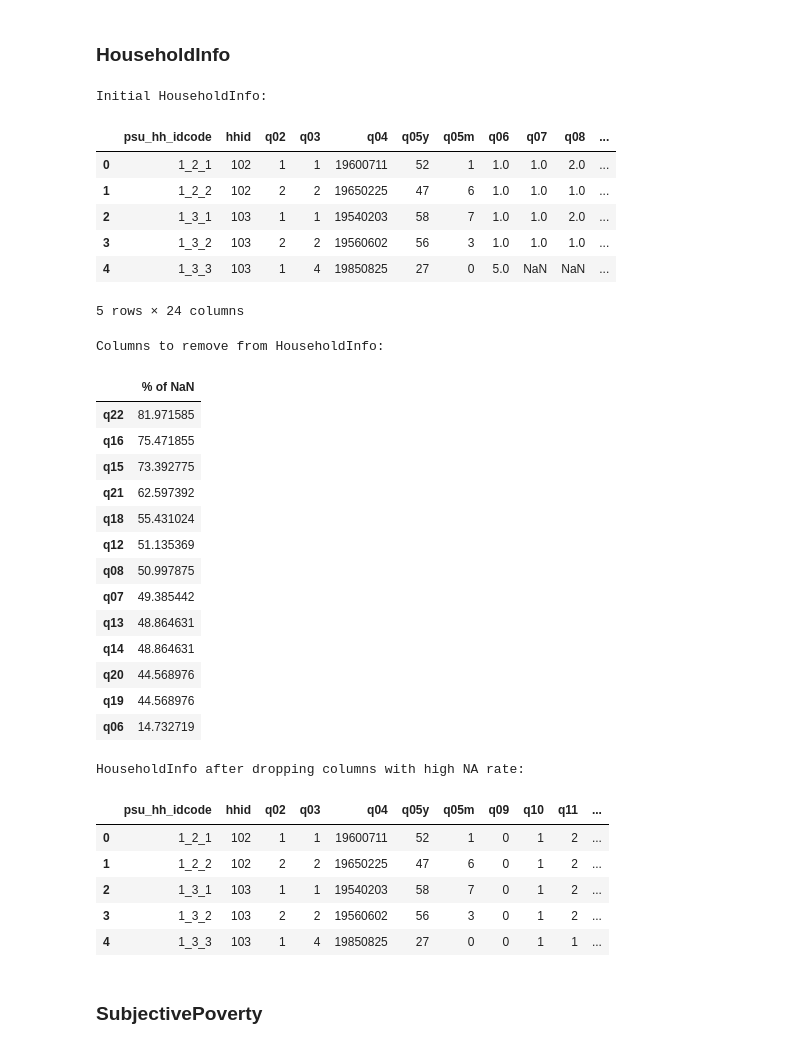
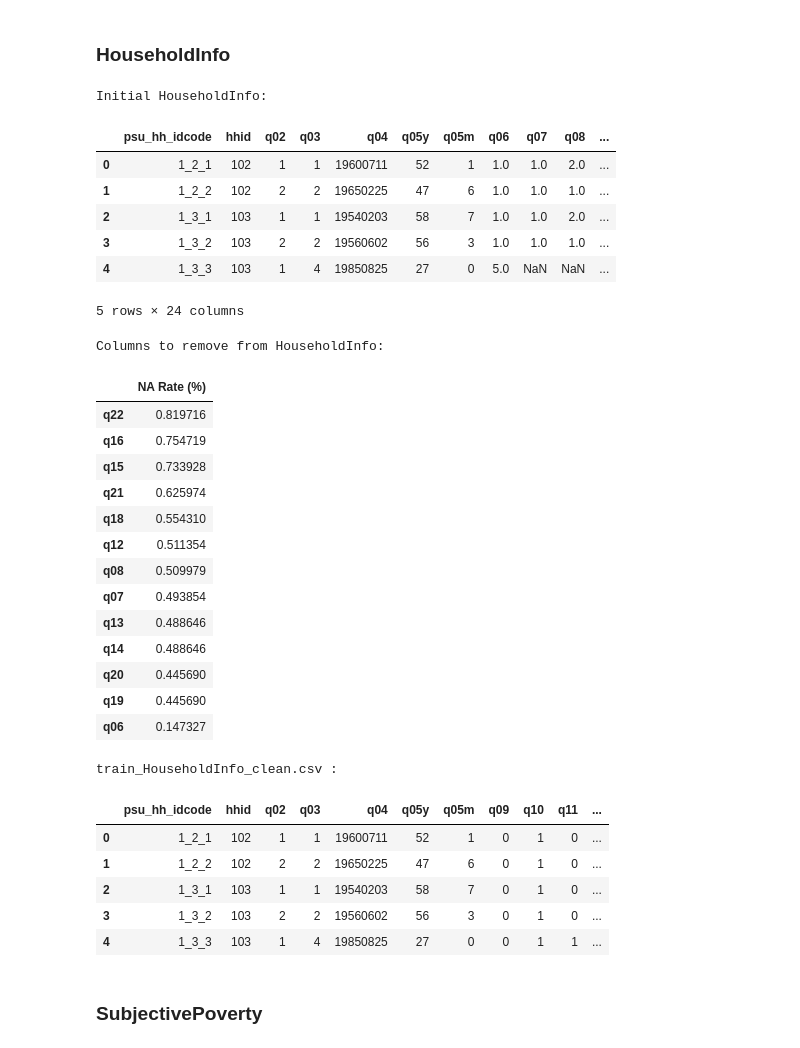
Before and after one commit to eugenesimm/Kaggle_poverty_rate, a Jupyter notebook: 1-preprocessing/clean_data.ipynb, the cells around one changed output. Drawn from its saved outputs; the diff is of its cells as text; code cells hidden in the pictures.

Commit message:
data preprocessing

```diff
--- a/1-preprocessing/clean_data.ipynb
+++ b/1-preprocessing/clean_data.ipynb
@@ -55,56 +71,77 @@ for column in Education.columns:
 # %%
 HouseholdInfo = pd.read_csv(os.path.join(RAW_DATA_DIR, "train_HouseholdInfo.csv"))
 HouseholdInfo['psu_hh_idcode'] = HouseholdInfo['psu'].astype(str) + '_' + HouseholdInfo['hh'].astype(str) + '_' + HouseholdInfo['idcode'].astype(str)
 HouseholdInfo = HouseholdInfo[['psu_hh_idcode'] + [col for col in HouseholdInfo.columns if col != 'psu_hh_idcode']]
 HouseholdInfo.drop(columns=['psu', 'idcode', 'hh'], inplace=True)
 print("Initial HouseholdInfo:")
 display(HouseholdInfo.head())
 
 # Non-response rate
-house_na_count = HouseholdInfo.isna().sum()
-house_nrow = len(HouseholdInfo)
-house_na_percentage = HouseholdInfo_na_count / HouseholdInfo_nrow * 100
-house_na_percentage = house_na_percentage.sort_values(ascending=False)
-house_cols_to_drop = house_na_percentage[house_na_percentage > 0.9]
+na_counts = HouseholdInfo.isna().sum()
+nrow = len(HouseholdInfo)
+na_rate = na_counts / nrow
+na_rate = na_rate.sort_values(ascending=False)
+cols_to_drop = na_rate[na_rate > 0.1] # threshold = 10%
 print("Columns to remove from HouseholdInfo:")
-display(house_cols_to_drop.to_frame(name="% of NaN"))
-HouseholdInfo.drop(columns=house_cols_to_drop.index, inplace=True)
+display(cols_to_drop.to_frame(name="NA Rate (%)"))
+
 # Remove these columns
+HouseholdInfo.drop(columns=cols_to_drop.index, inplace=True)
 
-print("HouseholdInfo after dropping columns with high NA rate:")
-display(HouseholdInfo.head())
+#print("HouseholdInfo after dropping columns with high NA rate:")
+# display(HouseholdInfo.head())
 
 # Filter out columns with high auto-correlations
+
+# Map binary responses to 1 (yes) or 0 (no)
+HouseholdInfo['q10'] = HouseholdInfo['q10'].map({1: 'Yes', 2: 'No'})
+HouseholdInfo['q10'] = HouseholdInfo['q10'].map({'Yes': 1, 'No': 0})
+
+HouseholdInfo['q11'] = HouseholdInfo['q11'].map({1: 'Yes', 2: 'No'})
+HouseholdInfo['q11'] = HouseholdInfo['q11'].map({'Yes': 1, 'No': 0})
+
+# HouseholdInfo['q14'] = HouseholdInfo['q14'].map({1: 'Yes', 2: 'No'})
+# HouseholdInfo['q14'] = HouseholdInfo['q14'].map({'Yes': 1, 'No': 0})
+
+HouseholdInfo['q17'] = HouseholdInfo['q17'].map({1: 'Yes', 2: 'No'})
+HouseholdInfo['q17'] = HouseholdInfo['q17'].map({'Yes': 1, 'No': 0})
+
+# HouseholdInfo['q20'] = HouseholdInfo['q20'].map({1: 'Yes', 2: 'No'})
+# HouseholdInfo['q20'] = HouseholdInfo['q20'].map({'Yes': 1, 'No': 0})
+
+print("train_HouseholdInfo_clean.csv :")
+display(HouseholdInfo.head())
+HouseholdInfo.to_csv(os.path.join(CLEAN_DATA_DIR, "train_HouseholdInfo_clean.csv"))
 # %% [output]
 Initial HouseholdInfo:
 |  | psu_hh_idcode | hhid | q02 | q03 | q04 | q05y | q05m | q06 | q07 | q08 | ... |
 | 0 | 1_2_1 | 102 | 1 | 1 | 19600711 | 52 | 1 | 1.0 | 1.0 | 2.0 | ... |
 | 1 | 1_2_2 | 102 | 2 | 2 | 19650225 | 47 | 6 | 1.0 | 1.0 | 1.0 | ... |
 | 2 | 1_3_1 | 103 | 1 | 1 | 19540203 | 58 | 7 | 1.0 | 1.0 | 2.0 | ... |
 | 3 | 1_3_2 | 103 | 2 | 2 | 19560602 | 56 | 3 | 1.0 | 1.0 | 1.0 | ... |
 | 4 | 1_3_3 | 103 | 1 | 4 | 19850825 | 27 | 0 | 5.0 | NaN | NaN | ... |
 5 rows × 24 columns
 Columns to remove from HouseholdInfo:
-|  | % of NaN |
-| q22 | 81.971585 |
-| q16 | 75.471855 |
-| q15 | 73.392775 |
-| q21 | 62.597392 |
-| q18 | 55.431024 |
-| q12 | 51.135369 |
-| q08 | 50.997875 |
-| q07 | 49.385442 |
-| q13 | 48.864631 |
-| q14 | 48.864631 |
-| q20 | 44.568976 |
-| q19 | 44.568976 |
-| q06 | 14.732719 |
+|  | NA Rate (%) |
+| q22 | 0.819716 |
+| q16 | 0.754719 |
+| q15 | 0.733928 |
+| q21 | 0.625974 |
+| q18 | 0.554310 |
+| q12 | 0.511354 |
+| q08 | 0.509979 |
+| q07 | 0.493854 |
+| q13 | 0.488646 |
+| q14 | 0.488646 |
+| q20 | 0.445690 |
+| q19 | 0.445690 |
+| q06 | 0.147327 |
-HouseholdInfo after dropping columns with high NA rate:
+train_HouseholdInfo_clean.csv :
 |  | psu_hh_idcode | hhid | q02 | q03 | q04 | q05y | q05m | q09 | q10 | q11 | ... |
-| 0 | 1_2_1 | 102 | 1 | 1 | 19600711 | 52 | 1 | 0 | 1 | 2 | ... |
-| 1 | 1_2_2 | 102 | 2 | 2 | 19650225 | 47 | 6 | 0 | 1 | 2 | ... |
-| 2 | 1_3_1 | 103 | 1 | 1 | 19540203 | 58 | 7 | 0 | 1 | 2 | ... |
-| 3 | 1_3_2 | 103 | 2 | 2 | 19560602 | 56 | 3 | 0 | 1 | 2 | ... |
+| 0 | 1_2_1 | 102 | 1 | 1 | 19600711 | 52 | 1 | 0 | 1 | 0 | ... |
+| 1 | 1_2_2 | 102 | 2 | 2 | 19650225 | 47 | 6 | 0 | 1 | 0 | ... |
+| 2 | 1_3_1 | 103 | 1 | 1 | 19540203 | 58 | 7 | 0 | 1 | 0 | ... |
+| 3 | 1_3_2 | 103 | 2 | 2 | 19560602 | 56 | 3 | 0 | 1 | 0 | ... |
 | 4 | 1_3_3 | 103 | 1 | 4 | 19850825 | 27 | 0 | 0 | 1 | 1 | ... |
 # %% [markdown]
 ### SubjectivePoverty
```
Also changed, not shown: parts of 2 cells of this notebook, 4 other files.
